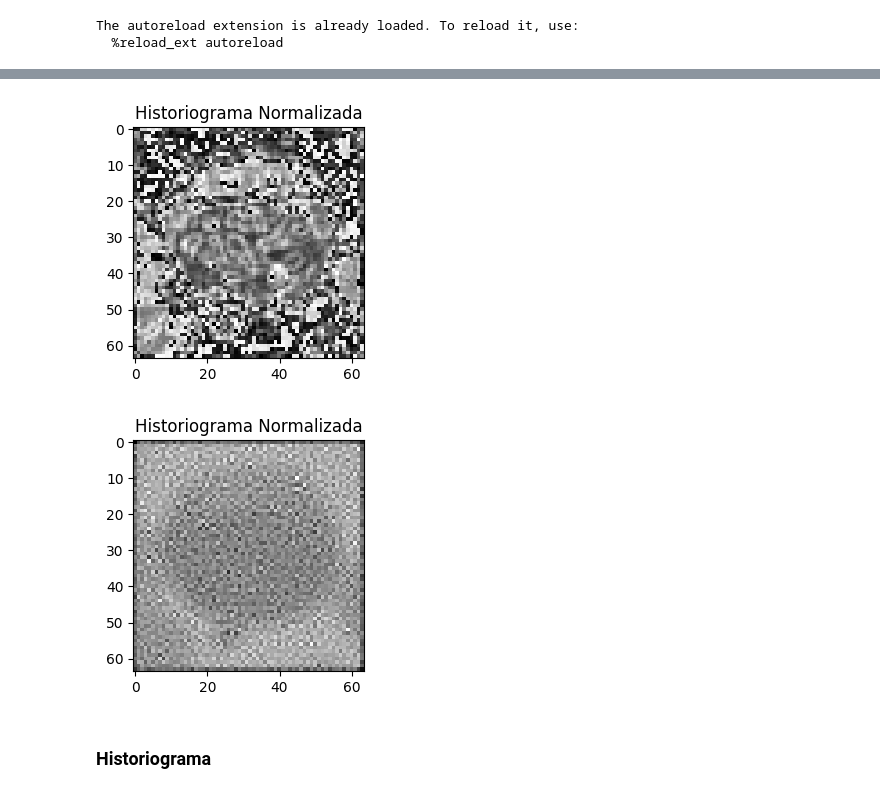
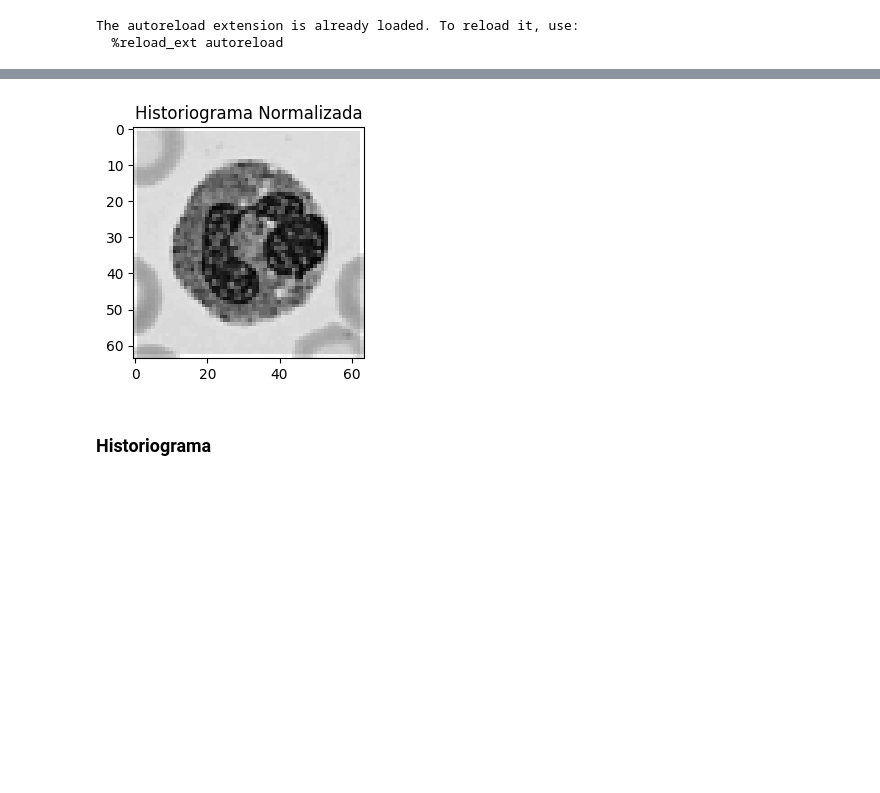
Before and after one commit to alex-cetti/pd1_m1, a Jupyter notebook: main_notebook.ipynb, the cells around one changed output, grey strips where cells are left out. Saved outputs shown, nothing was run; the diff lists cells and outputs as text; code cells hidden in the pictures; blank space fills up the shorter version.

```diff
--- a/main_notebook.ipynb
+++ b/main_notebook.ipynb
@@ -133,25 +182,12 @@ IndexError: arrays used as indices must be of integer (or boolean) type
 # %%
 
-ss =    proc.conv2d_sharpening(conv_mediana, proc.get_kernel("sobel_1"))
-sss =   proc.conv2d_sharpening(conv_mediana, proc.get_kernel("sobel_2"))
-img_sobel = np.array(np.abs(ss)+np.abs(sss), dtype=np.uint8)
 
-o_img =  conv_mediana + img_sobel
-
-
+l = proc.unsharp_mask(img, conv_gauss )
 plt.figure(figsize=(3, 3))
-plt.imshow(o_img, cmap="gray")
+plt.imshow(l, cmap="gray")
 plt.title("Historiograma Normalizada")
 plt.show()
-
-
-l = proc.conv2d_sharpening(n_img, proc.get_kernel("laplac"))
-plt.figure(figsize=(3, 3))
-plt.imshow(l+conv_mediana, cmap="gray")
-plt.title("Historiograma Normalizada")
-plt.show()
 # %% [output]
-[figure, old version]
+[figure, new version]
-[figure, removed]
 # %% [markdown]
 ### Historiograma
```
Also changed, not shown: parts of 3 cells of this notebook, 3 other files.
